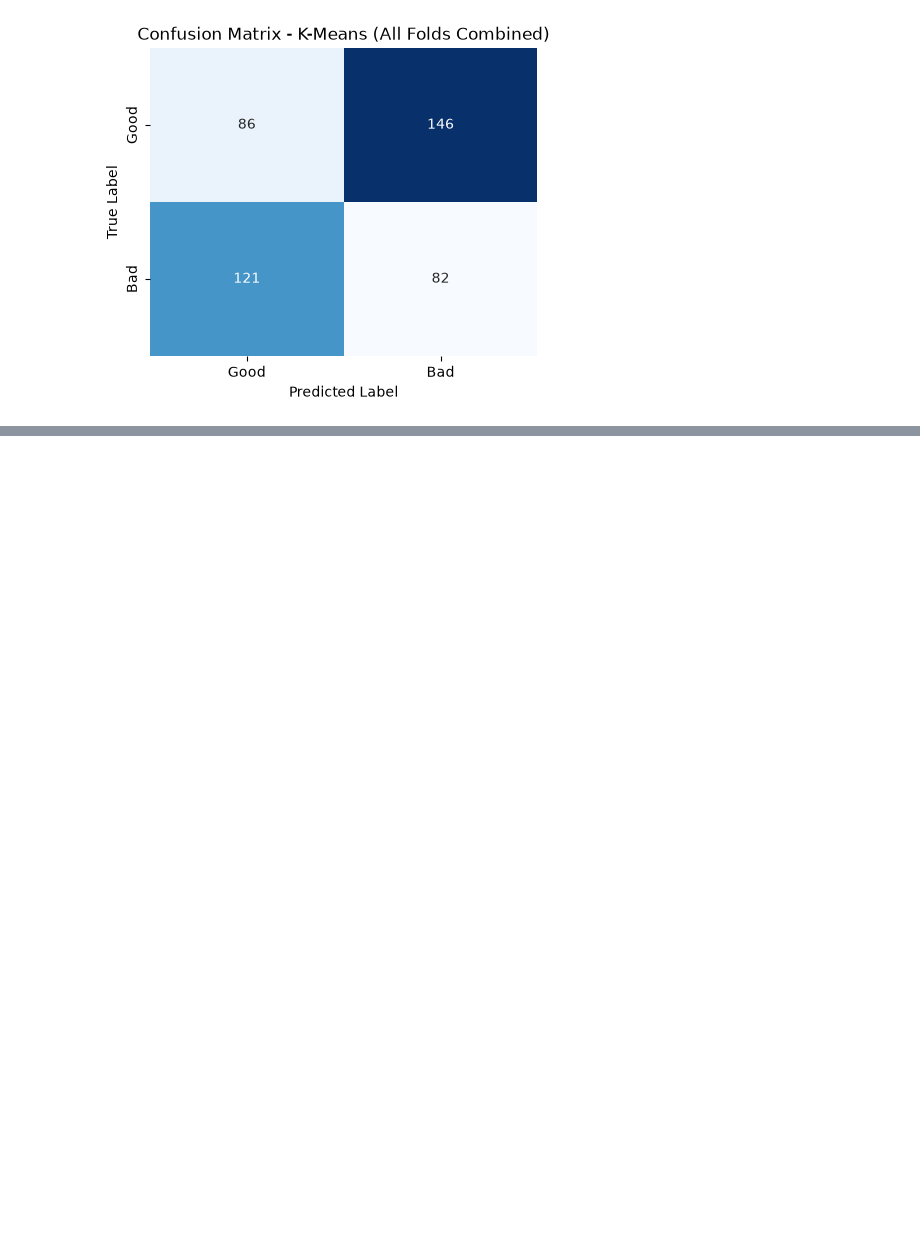
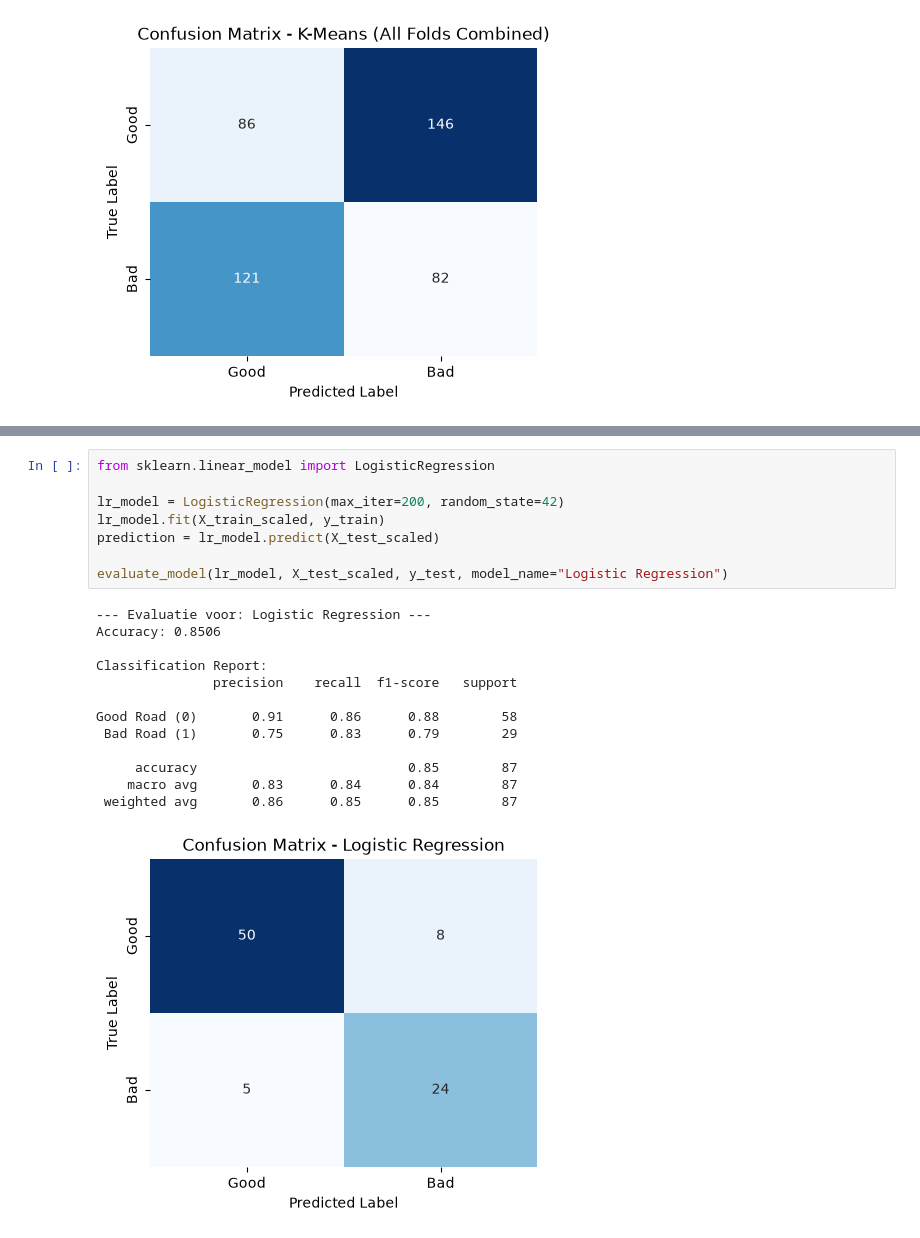
Before and after one commit to yoeri-stassen/5ARE0-cycling-assignment, a Jupyter notebook: Group13_cyclinglane_classifier.ipynb, the cells around one changed output, grey strips where cells are left out. Saved outputs shown, nothing was run; the diff lists cells and outputs as text; blank space fills up the shorter version.

Commit message:
add last models

```diff
--- a/Group13_cyclinglane_classifier.ipynb
+++ b/Group13_cyclinglane_classifier.ipynb
@@ -754,0 +759,22 @@ Good Road (0)       0.42      0.37      0.39       232
+# %%
+from sklearn.linear_model import LogisticRegression
+
+lr_model = LogisticRegression(max_iter=200, random_state=42)
+lr_model.fit(X_train_scaled, y_train)
+prediction = lr_model.predict(X_test_scaled)
+
+evaluate_model(lr_model, X_test_scaled, y_test, model_name="Logistic Regression")
+# %% [output]
+--- Evaluatie voor: Logistic Regression ---
+Accuracy: 0.8506
+
+Classification Report:
+               precision    recall  f1-score   support
+
+Good Road (0)       0.91      0.86      0.88        58
+ Bad Road (1)       0.75      0.83      0.79        29
+
+     accuracy                           0.85        87
+    macro avg       0.83      0.84      0.84        87
+ weighted avg       0.86      0.85      0.85        87
+[figure, added]
```
Also changed, not shown: parts of 8 cells of this notebook, 1 other file.
